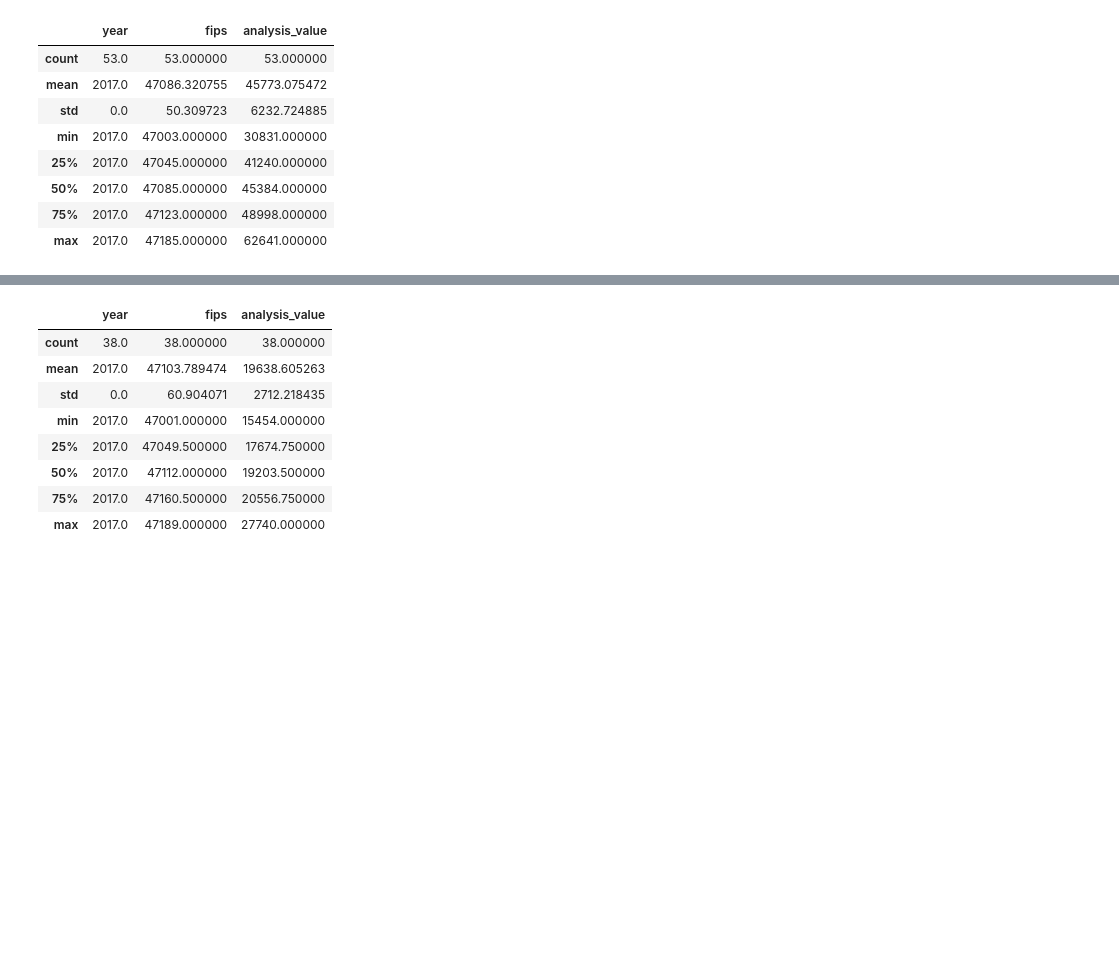
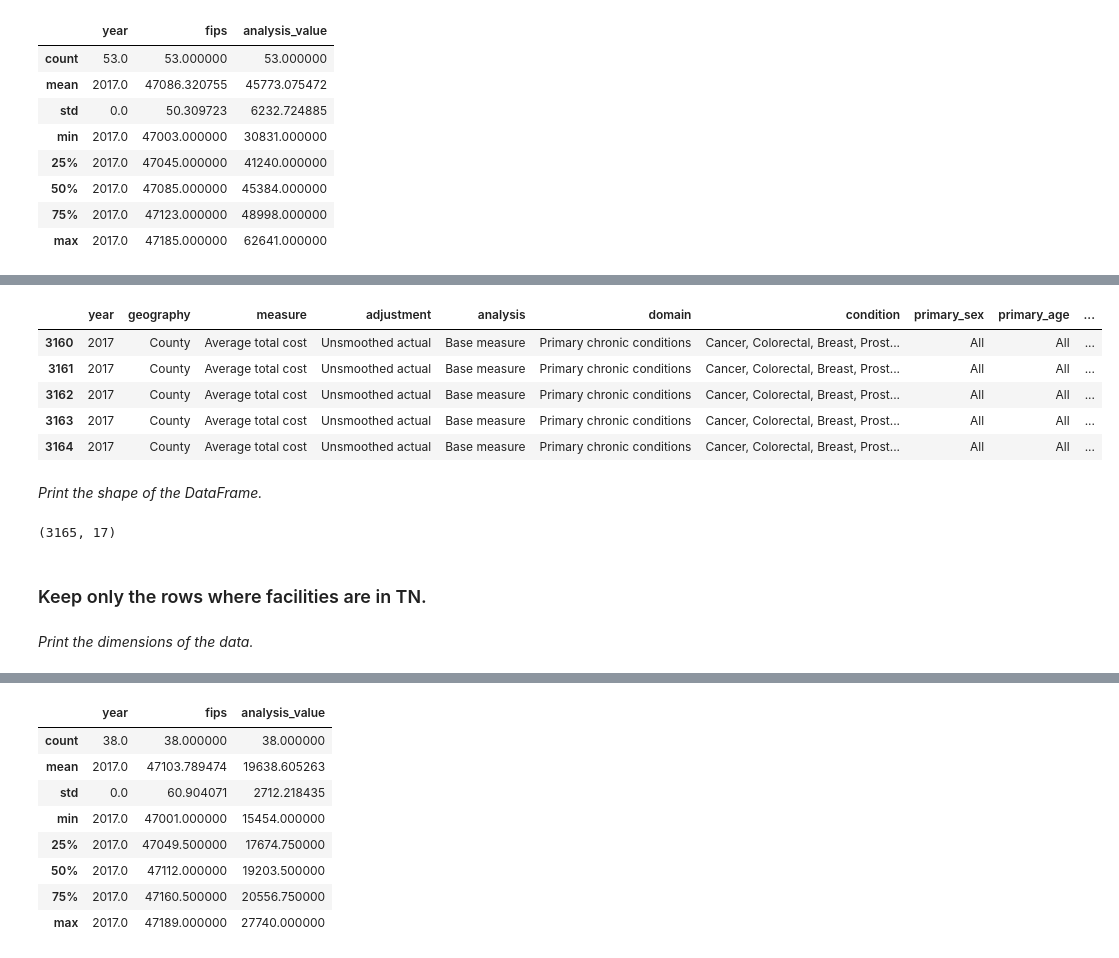
Before and after one commit to staufferalexander/vanderbilt-data-essentials-cohort-2, a Jupyter notebook: Class1_HCcosts_Sept4.19.ipynb, the cells around one changed output, grey strips where cells are left out. Cells and saved outputs as stored; diff of their text form; code cells hidden in the pictures; blank space fills up the shorter version.

```diff
--- a/Class1_HCcosts_Sept4.19.ipynb
+++ b/Class1_HCcosts_Sept4.19.ipynb
@@ -229,5 +138,24 @@ memory usage: 420.4+ KB
+# %%
+cancer_costs_df.tail()
+# %% [output]
+|  | year | geography | measure | adjustment | analysis | domain | condition | primary_sex | primary_age | ... |
+| 3160 | 2017 | County | Average total cost | Unsmoothed actual | Base measure | Primary chronic conditions | Cancer, Colorectal, Breast, Prost... | All | All | ... |
+| 3161 | 2017 | County | Average total cost | Unsmoothed actual | Base measure | Primary chronic conditions | Cancer, Colorectal, Breast, Prost... | All | All | ... |
+| 3162 | 2017 | County | Average total cost | Unsmoothed actual | Base measure | Primary chronic conditions | Cancer, Colorectal, Breast, Prost... | All | All | ... |
+| 3163 | 2017 | County | Average total cost | Unsmoothed actual | Base measure | Primary chronic conditions | Cancer, Colorectal, Breast, Prost... | All | All | ... |
+| 3164 | 2017 | County | Average total cost | Unsmoothed actual | Base measure | Primary chronic conditions | Cancer, Colorectal, Breast, Prost... | All | All | ... |
+# %% [markdown]
+*Print the shape of the DataFrame.*
+# %%
+cancer_costs_df.shape
+# %% [output]
+(3165, 17)
+# %% [markdown]
+### Keep only the rows where facilities are in TN.
 # %%
 TN_cancer = cancer_costs_df.query('state == "TENNESSEE"')
+# %% [markdown]
+*Print the dimensions of the data.*
 # %%
 TN_cancer.info()
 # %% [output]
```
Also changed, not shown: parts of 52 cells of this notebook.
